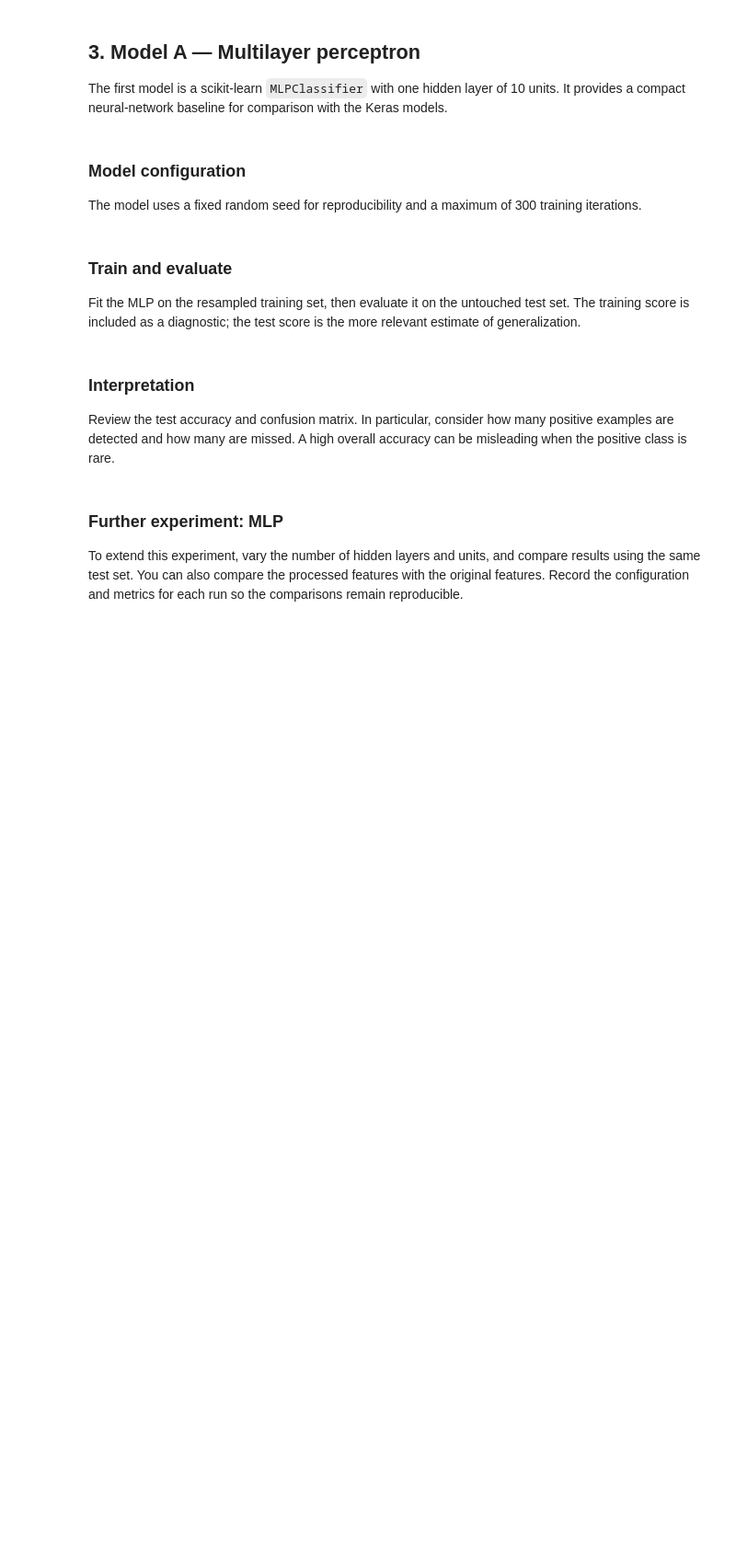
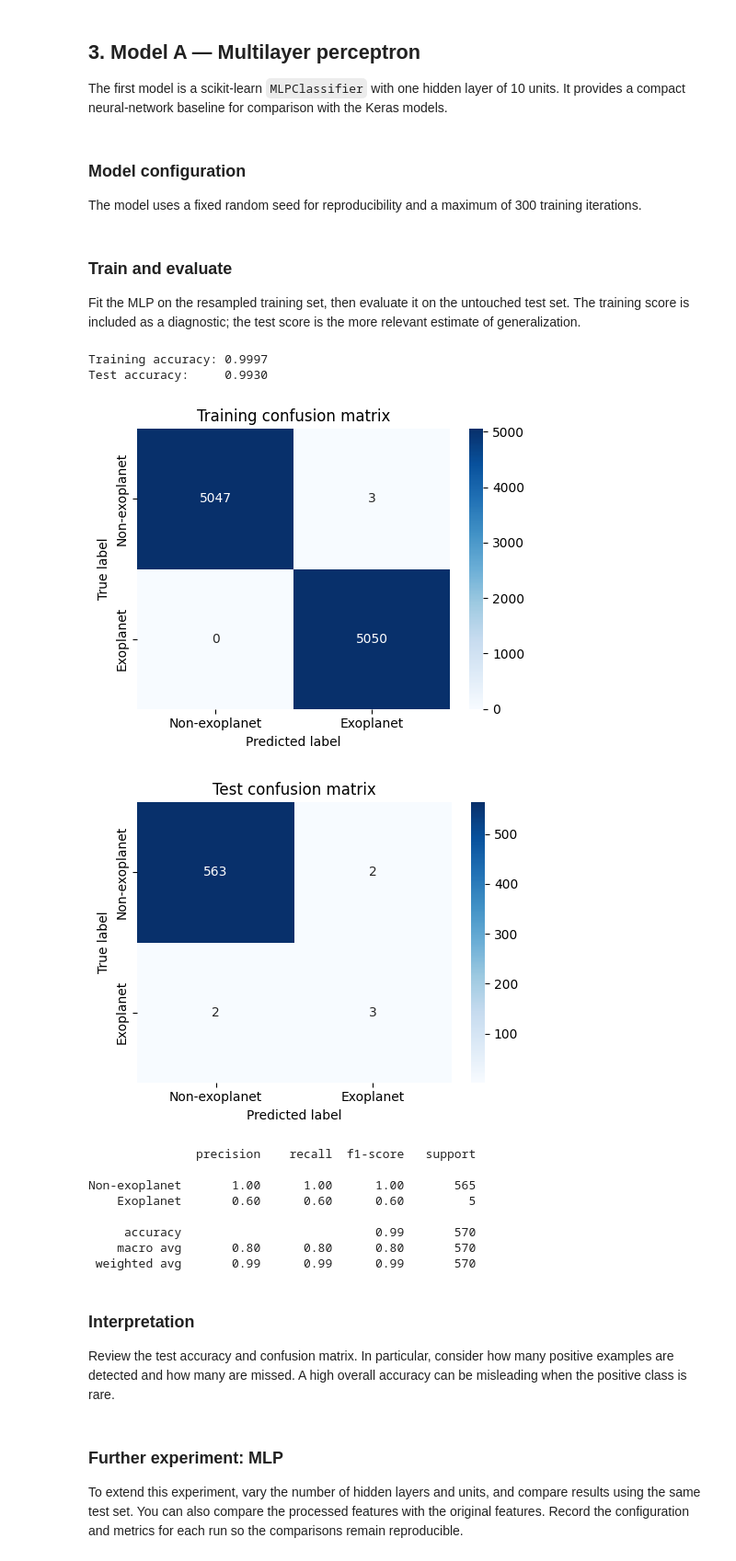
Before and after one commit to pa-radox/exoplanet-detector, a Jupyter notebook: exoplanet_classification_project.ipynb, the cells around one changed output. Shown at 92% size. Cells and saved outputs as stored; diff of their text form; code cells hidden in the pictures; blank space fills up the shorter version.

```diff
--- a/exoplanet_classification_project.ipynb
+++ b/exoplanet_classification_project.ipynb
@@ -205,14 +226,26 @@ model = MLPClassifier(
 
 Fit the MLP on the resampled training set, then evaluate it on the untouched test set. The training score is included as a diagnostic; the test score is the more relevant estimate of generalization.
 # %%
-model.fit(smote_X_train, smote_y_train)
+model.fit(smote_X_train,smote_y_train)
+train_pred = model.predict(smote_X_train)
+test_pred = model.predict(robust_X_test)
+print(accuracy_score(smote_y_train,train_pred))
+print(accuracy_score(y_test,test_pred))
 
-train_predictions = model.predict(smote_X_train)
-test_predictions = model.predict(robust_X_test)
-
-print(f"Training accuracy: {accuracy_score(smote_y_train, train_predictions):.4f}")
-print(f"Test accuracy:     {accuracy_score(y_test, test_predictions):.4f}")
-analyze_results(model, smote_X_train, smote_y_train, robust_X_test, y_test)
+analyze_results(model,smote_X_train,smote_y_train,robust_X_test,y_test)
+# %% [output]
+Training accuracy: 0.9997
+Test accuracy:     0.9930
+[figure, added]
+[figure, added]
+               precision    recall  f1-score   support
+
+Non-exoplanet       1.00      1.00      1.00       565
+    Exoplanet       0.60      0.60      0.60         5
+
+     accuracy                           0.99       570
+    macro avg       0.80      0.80      0.80       570
+ weighted avg       0.99      0.99      0.99       570
 # %% [markdown]
 ### Interpretation
 
```
Also changed, not shown: parts of 13 cells of this notebook.
